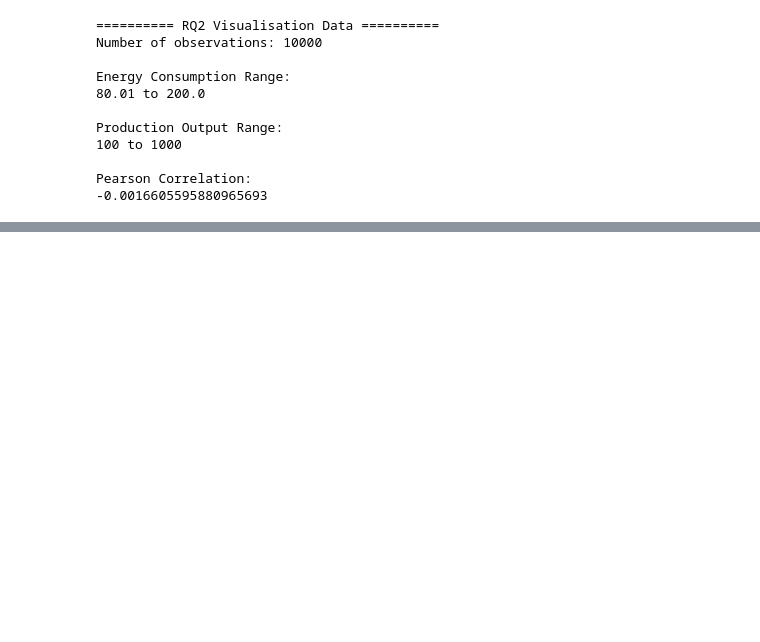
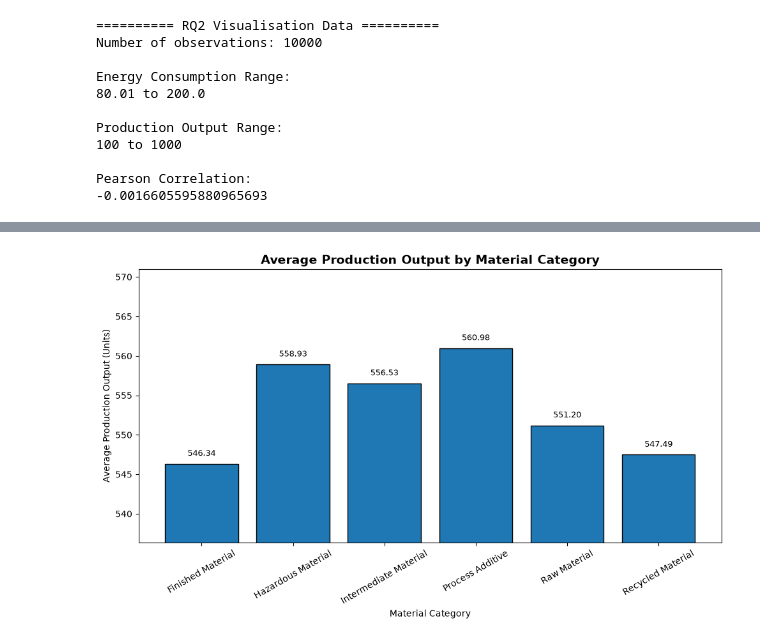
Before and after one commit to WongLiShi618/BTPR3203PythonForDataScience2026-CaseStudy-B230283C, a Jupyter notebook: Smart_Manufacturing_Analysis.ipynb, the cells around one changed output, grey strips where cells are left out. Drawn from its saved outputs; the diff is of its cells as text; code cells hidden in the pictures; blank space fills up the shorter version.

```diff
--- a/Smart_Manufacturing_Analysis.ipynb
+++ b/Smart_Manufacturing_Analysis.ipynb
@@ -810,0 +577,53 @@ plt.show()
+# %%
+# ============================================================
+# Figure 5(b) – Average Production Output
+# ============================================================
+
+fig, ax = plt.subplots(figsize=(10, 6))
+
+bars = ax.bar(
+    rq3_summary.index,
+    rq3_summary["Average_Production_Output"],
+    edgecolor="black"
+)
+
+ax.set_title(
+    "Average Production Output by Material Category",
+    fontsize=14,
+    fontweight="bold"
+)
+
+ax.set_xlabel("Material Category")
+ax.set_ylabel("Average Production Output (Units)")
+
+min_output = rq3_summary["Average_Production_Output"].min()
+max_output = rq3_summary["Average_Production_Output"].max()
+
+ax.set_ylim(
+    min_output - 10,
+    max_output + 10
+)
+
+ax.tick_params(axis="x", rotation=30)
+
+for bar in bars:
+    value = bar.get_height()
+    ax.text(
+        bar.get_x() + bar.get_width() / 2,
+        value + 1,
+        f"{value:.2f}",
+        ha="center",
+        fontsize=9
+    )
+
+plt.tight_layout()
+
+fig.savefig(
+    "rq3_production_output.png",
+    dpi=300,
+    bbox_inches="tight"
+)
+
+plt.show()
+# %% [output]
+[figure, added]
```
Also changed, not shown: parts of 23 cells of this notebook.
